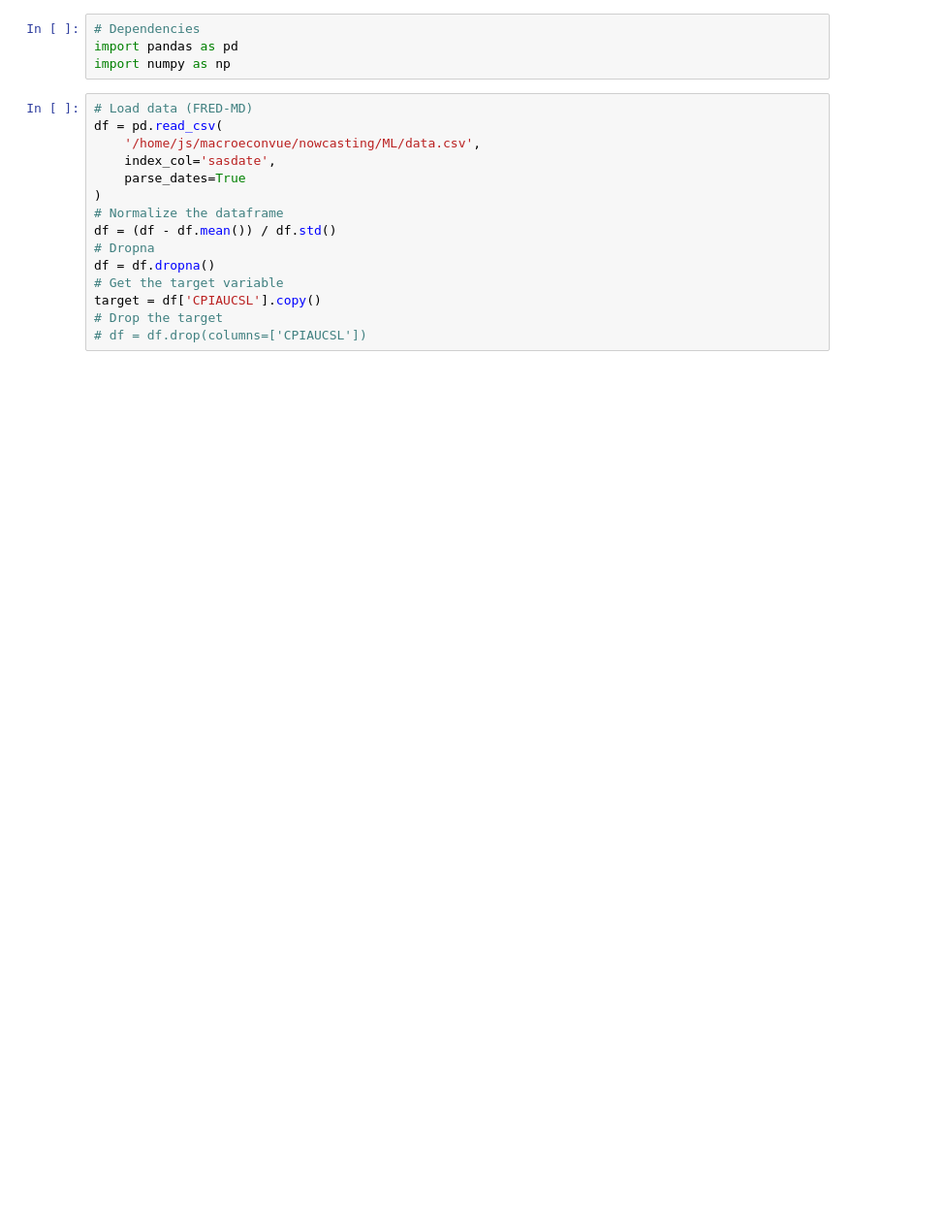
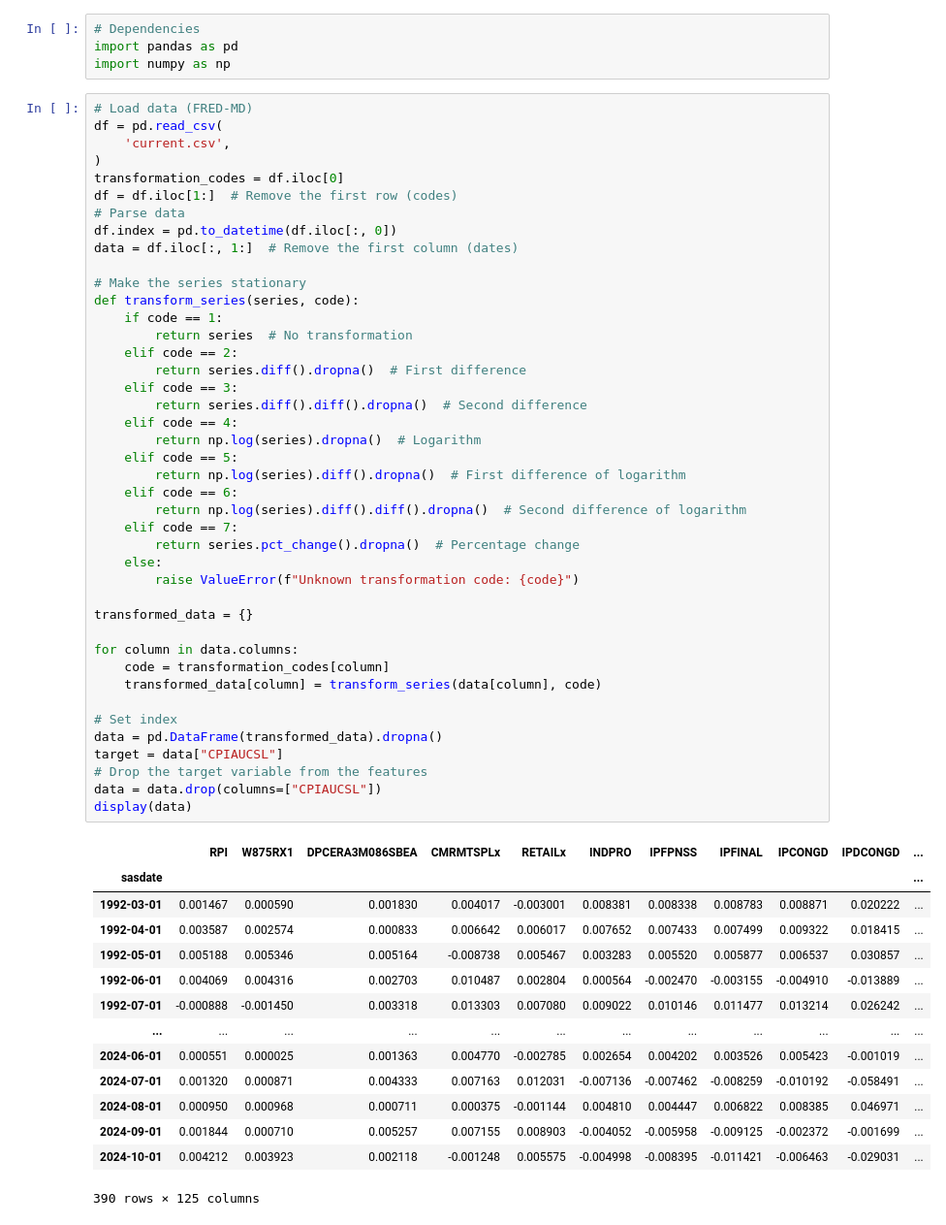
Before and after one commit to JawandS/macroeconvue, a Jupyter notebook: modeling/lstm.ipynb, the cells around one changed output. Shown at 97% size. Cells and saved outputs as stored; diff of their text form; blank space fills up the shorter version.

```diff
--- a/modeling/lstm.ipynb
+++ b/modeling/lstm.ipynb
@@ -2,21 +2,63 @@
 # Dependencies
 import pandas as pd
 import numpy as np
-# %%
-# Load data (FRED-MD)
-df = pd.read_csv(
-    '/home/js/macroeconvue/nowcasting/ML/data.csv',
-    index_col='sasdate',
-    parse_dates=True
-)
-# Normalize the dataframe
-df = (df - df.mean()) / df.std()
-# Dropna
-df = df.dropna()
-# Get the target variable
-target = df['CPIAUCSL'].copy()
-# Drop the target
-# df = df.drop(columns=['CPIAUCSL'])
+# %%
+# Load data (FRED-MD)
+df = pd.read_csv(
+    'current.csv',
+)
+transformation_codes = df.iloc[0]
+df = df.iloc[1:]  # Remove the first row (codes)
+# Parse data
+df.index = pd.to_datetime(df.iloc[:, 0])
+data = df.iloc[:, 1:]  # Remove the first column (dates)
+
+# Make the series stationary
+def transform_series(series, code):
+    if code == 1:
+        return series  # No transformation
+    elif code == 2:
+        return series.diff().dropna()  # First difference
+    elif code == 3:
+        return series.diff().diff().dropna()  # Second difference
+    elif code == 4:
+        return np.log(series).dropna()  # Logarithm
+    elif code == 5:
+        return np.log(series).diff().dropna()  # First difference of logarithm
+    elif code == 6:
+        return np.log(series).diff().diff().dropna()  # Second difference of logarithm
+    elif code == 7:
+        return series.pct_change().dropna()  # Percentage change
+    else:
+        raise ValueError(f"Unknown transformation code: {code}")
+
+transformed_data = {}
+
+for column in data.columns:
+    code = transformation_codes[column]
+    transformed_data[column] = transform_series(data[column], code)
+
+# Set index
+data = pd.DataFrame(transformed_data).dropna()
+target = data["CPIAUCSL"]
+# Drop the target variable from the features
+data = data.drop(columns=["CPIAUCSL"])
+display(data)
+# %% [output]
+|  | RPI | W875RX1 | DPCERA3M086SBEA | CMRMTSPLx | RETAILx | INDPRO | IPFPNSS | IPFINAL | IPCONGD | IPDCONGD | ... |
+| sasdate |  |  |  |  |  |  |  |  |  |  | ... |
+| 1992-03-01 | 0.001467 | 0.000590 | 0.001830 | 0.004017 | -0.003001 | 0.008381 | 0.008338 | 0.008783 | 0.008871 | 0.020222 | ... |
+| 1992-04-01 | 0.003587 | 0.002574 | 0.000833 | 0.006642 | 0.006017 | 0.007652 | 0.007433 | 0.007499 | 0.009322 | 0.018415 | ... |
+| 1992-05-01 | 0.005188 | 0.005346 | 0.005164 | -0.008738 | 0.005467 | 0.003283 | 0.005520 | 0.005877 | 0.006537 | 0.030857 | ... |
+| 1992-06-01 | 0.004069 | 0.004316 | 0.002703 | 0.010487 | 0.002804 | 0.000564 | -0.002470 | -0.003155 | -0.004910 | -0.013889 | ... |
+| 1992-07-01 | -0.000888 | -0.001450 | 0.003318 | 0.013303 | 0.007080 | 0.009022 | 0.010146 | 0.011477 | 0.013214 | 0.026242 | ... |
+| ... | ... | ... | ... | ... | ... | ... | ... | ... | ... | ... | ... |
+| 2024-06-01 | 0.000551 | 0.000025 | 0.001363 | 0.004770 | -0.002785 | 0.002654 | 0.004202 | 0.003526 | 0.005423 | -0.001019 | ... |
+| 2024-07-01 | 0.001320 | 0.000871 | 0.004333 | 0.007163 | 0.012031 | -0.007136 | -0.007462 | -0.008259 | -0.010192 | -0.058491 | ... |
+| 2024-08-01 | 0.000950 | 0.000968 | 0.000711 | 0.000375 | -0.001144 | 0.004810 | 0.004447 | 0.006822 | 0.008385 | 0.046971 | ... |
+| 2024-09-01 | 0.001844 | 0.000710 | 0.005257 | 0.007155 | 0.008903 | -0.004052 | -0.005958 | -0.009125 | -0.002372 | -0.001699 | ... |
+| 2024-10-01 | 0.004212 | 0.003923 | 0.002118 | -0.001248 | 0.005575 | -0.004998 | -0.008395 | -0.011421 | -0.006463 | -0.029031 | ... |
+390 rows × 125 columns
 # %%
 from sklearn.decomposition import PCA
 
```
Also changed, not shown: parts of 6 cells of this notebook, 1 other file.
